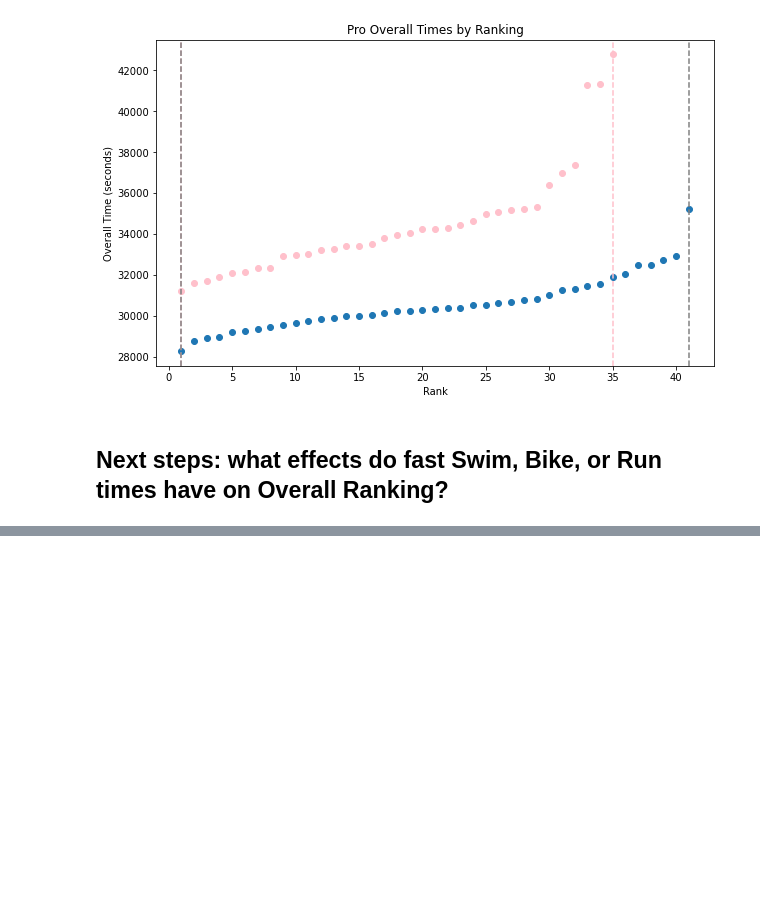
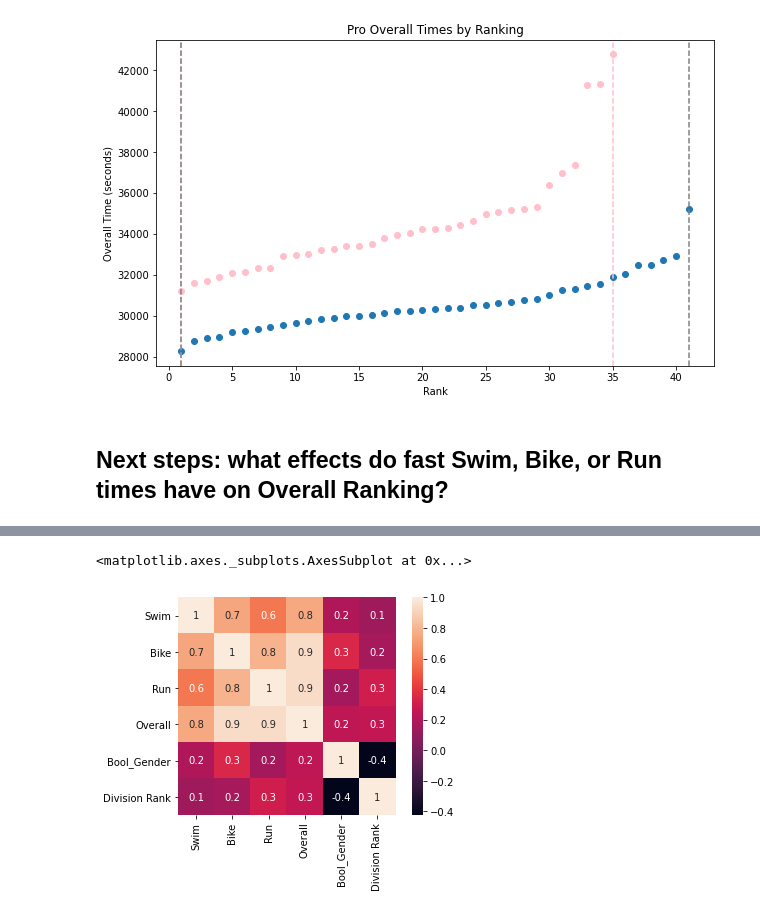
Before and after one commit to czaloumi/ironman-2019, a Jupyter notebook: ironman19.ipynb, the cells around one changed output, grey strips where cells are left out. Cells and saved outputs as stored; diff of their text form; code cells hidden in the pictures; blank space fills up the shorter version.

```diff
--- a/ironman19.ipynb
+++ b/ironman19.ipynb
@@ -225,0 +247,3 @@ ax.axvline(xm.max(), c='grey', linestyle="--")
+# %%
+df['Bool_Gender'] = df['Gender'] == "Female"
+df['Bool_Gender'].astype(int)
@@ -226,5 +263,17 @@ ax.axvline(xm.max(), c='grey', linestyle="--")
+# %%
+heatmap_cols = ['Swim', 'Bike', 'Run', 'Overall', 'Bool_Gender', 'Division Rank']
+
+def timedeltToSec(df, col):
+    return df[col].apply(lambda x: x.total_seconds())
+# %%
+df['Swim'] = timedeltToSec(df, 'Swim')
+df['Bike'] = timedeltToSec(df, 'Bike')
+df['Run'] = timedeltToSec(df, 'Run')
+df['Overall'] = timedeltToSec(df, 'Overall')
+# %%
+heat_df = df[heatmap_cols]
 # %%
-import seaborn as sns
-
-#covariance = cov(data1, data2)
-#sns.heatmap(df_new.corr(), annot = True, fmt='.1g', square=True)
+sns.heatmap(heat_df.corr(), annot = True, fmt='.1g', square=True)
+# %% [output]
+<matplotlib.axes._subplots.AxesSubplot at 0x...>
+[figure, added]
```
Also changed, not shown: parts of 18 cells of this notebook.
